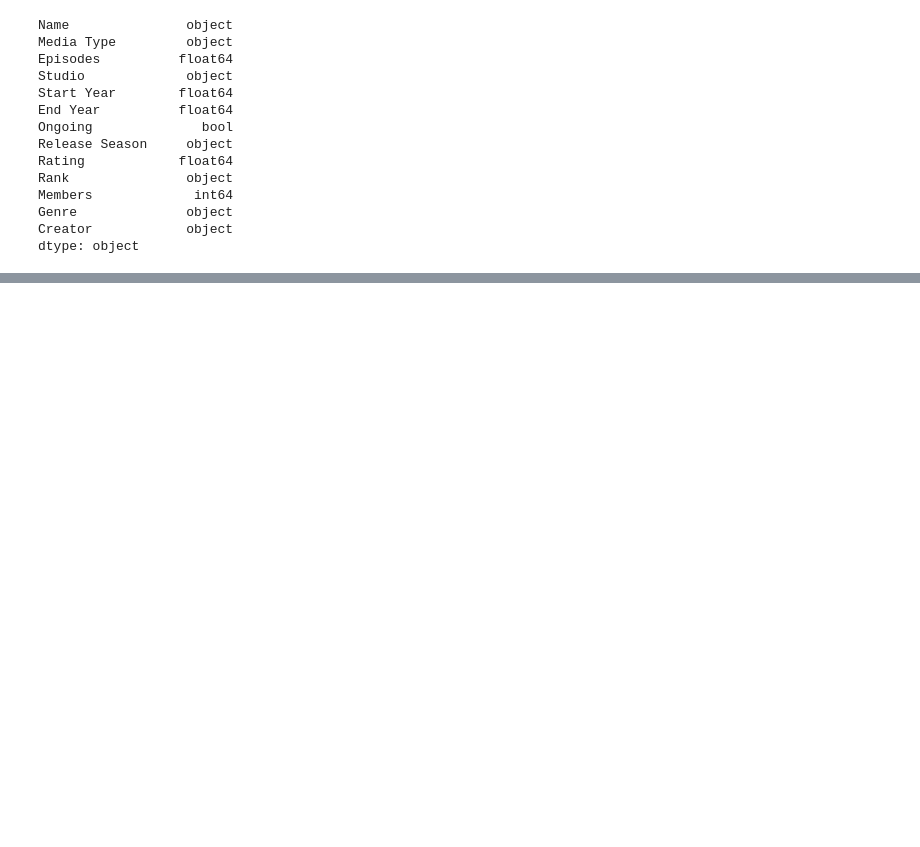
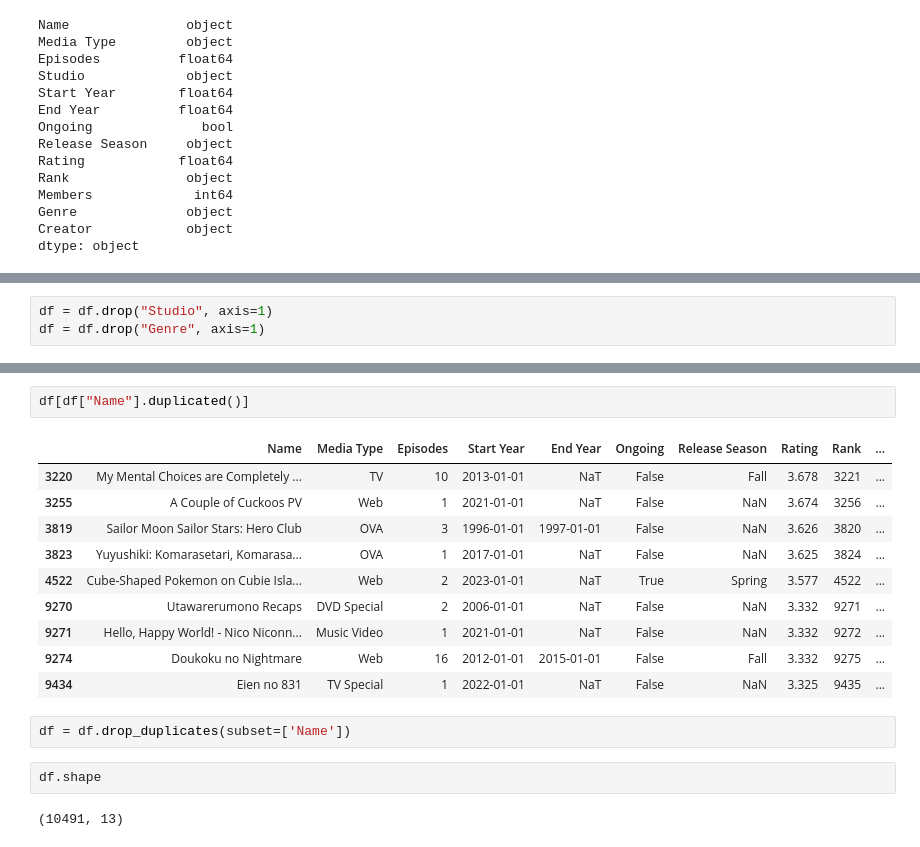
Before and after one commit to MYTE21/Anime.Quest, a Jupyter notebook: notebooks/data_processing.ipynb, the cells around one changed output, grey strips where cells are left out. Cells and saved outputs as stored; diff of their text form; blank space fills up the shorter version.

```diff
--- a/notebooks/data_processing.ipynb
+++ b/notebooks/data_processing.ipynb
@@ -112,0 +415,3 @@ fig.show()
+# %%
+df = df.drop("Studio", axis=1)
+df = df.drop("Genre", axis=1)
@@ -112,0 +443,19 @@ fig.show()
+# %%
+df[df["Name"].duplicated()]
+# %% [output]
+|  | Name | Media Type | Episodes | Start Year | End Year | Ongoing | Release Season | Rating | Rank | ... |
+| 3220 | My Mental Choices are Completely ... | TV | 10 | 2013-01-01 | NaT | False | Fall | 3.678 | 3221 | ... |
+| 3255 | A Couple of Cuckoos PV | Web | 1 | 2021-01-01 | NaT | False | NaN | 3.674 | 3256 | ... |
+| 3819 | Sailor Moon Sailor Stars: Hero Club | OVA | 3 | 1996-01-01 | 1997-01-01 | False | NaN | 3.626 | 3820 | ... |
+| 3823 | Yuyushiki: Komarasetari, Komarasa... | OVA | 1 | 2017-01-01 | NaT | False | NaN | 3.625 | 3824 | ... |
+| 4522 | Cube-Shaped Pokemon on Cubie Isla... | Web | 2 | 2023-01-01 | NaT | True | Spring | 3.577 | 4522 | ... |
+| 9270 | Utawarerumono Recaps | DVD Special | 2 | 2006-01-01 | NaT | False | NaN | 3.332 | 9271 | ... |
+| 9271 | Hello, Happy World! - Nico Niconn... | Music Video | 1 | 2021-01-01 | NaT | False | NaN | 3.332 | 9272 | ... |
+| 9274 | Doukoku no Nightmare | Web | 16 | 2012-01-01 | 2015-01-01 | False | Fall | 3.332 | 9275 | ... |
+| 9434 | Eien no 831 | TV Special | 1 | 2022-01-01 | NaT | False | NaN | 3.325 | 9435 | ... |
+# %%
+df = df.drop_duplicates(subset=['Name'])
+# %%
+df.shape
+# %% [output]
+(10491, 13)
```
Also changed, not shown: parts of 42 cells of this notebook.
